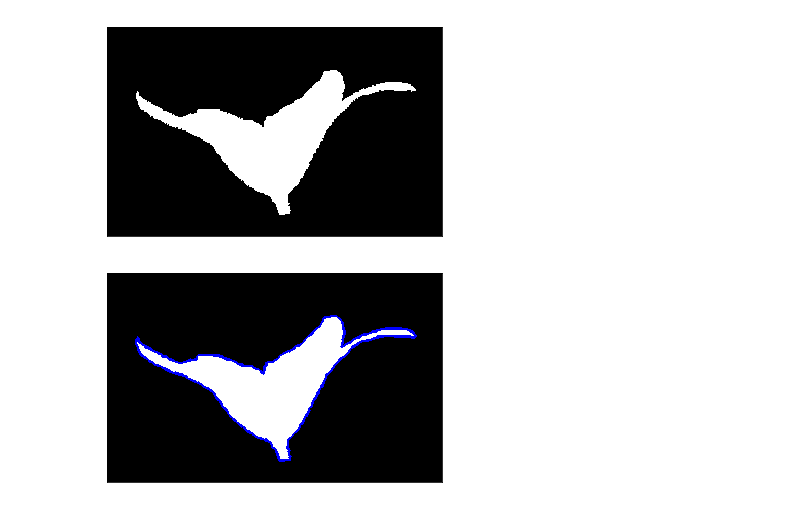
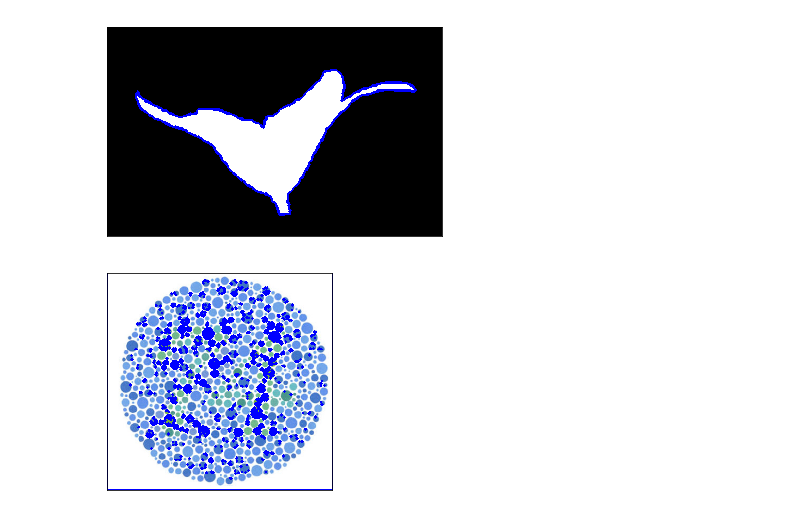
Before and after one commit to wuling31715/2018-NCCU-Computer-Vision, a Jupyter notebook: contours/demo.ipynb, the cells around one changed output. Saved outputs shown, nothing was run; the diff lists cells and outputs as text; code cells hidden in the pictures.

```diff
--- a/contours/demo.ipynb
+++ b/contours/demo.ipynb
@@ -11,4 +11,12 @@ def img_show(img):
     plt.xticks([])
     plt.yticks([])
     plt.show()
+# %%
+def contours(path):
+    img = cv2.imread(path)
+    imgray = cv2.cvtColor(img, cv2.COLOR_BGR2GRAY)
+    ret, thresh = cv2.threshold(imgray, 127, 255, 0)
+    im2, contours, hierarchy = cv2.findContours(thresh, cv2.RETR_TREE, cv2.CHAIN_APPROX_SIMPLE)
+    cv2.drawContours(img, contours, -1, (0, 0, 255), 3)
+    img_show(img)
 # %%
@@ -17,10 +24,6 @@ img_show(img)
 # %% [output]
 [figure]
-# %%
-imgray = cv2.cvtColor(img, cv2.COLOR_BGR2GRAY)
-ret, thresh = cv2.threshold(imgray, 127, 255, 0)
-im2, contours, hierarchy = cv2.findContours(thresh, cv2.RETR_TREE, cv2.CHAIN_APPROX_SIMPLE)
-cv2.drawContours(img, contours, -1, (0, 0, 255), 3)
-img_show(img)
-# %% [output]
-[figure, removed]
+# %%
+contours('datasets/simulating_protanopia.png')
+# %% [output]
+[figure, added]
```
Also changed, not shown: parts of 1 cell of this notebook, 5 other files.
